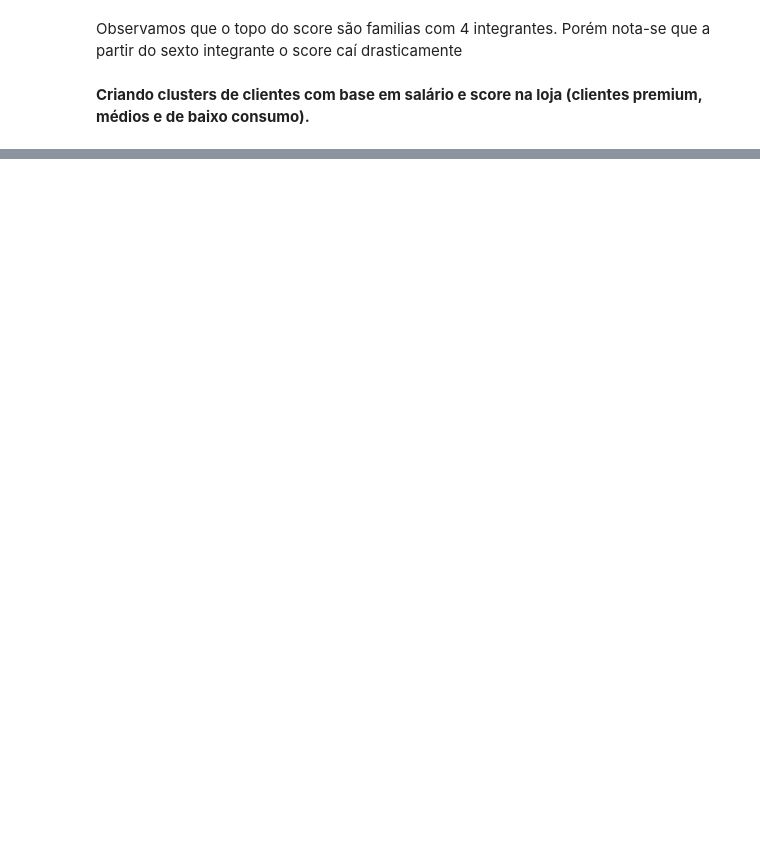
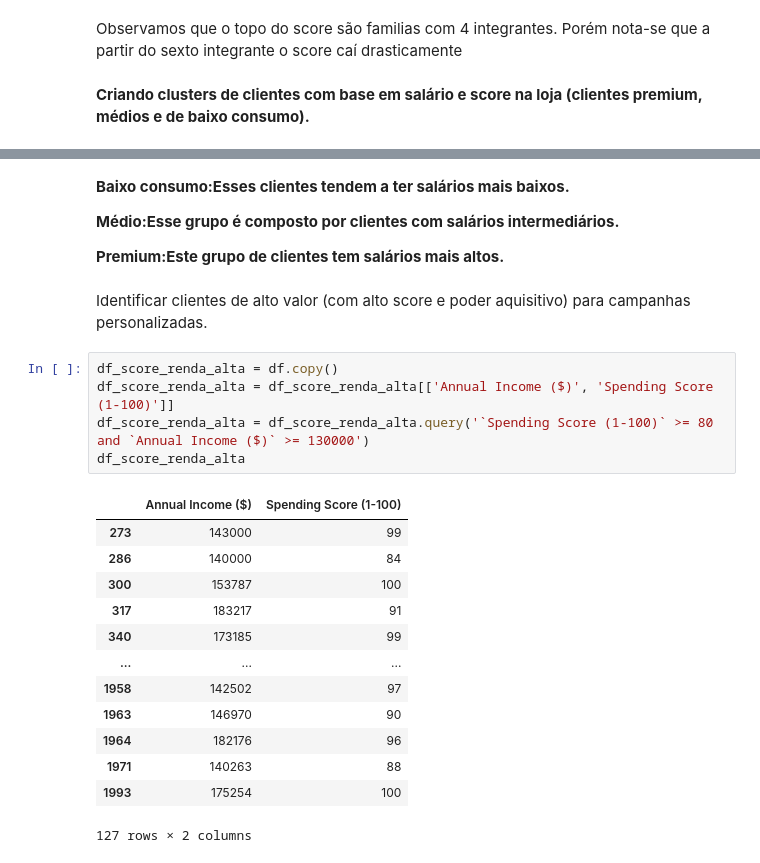
Before and after one commit to Jgabriel1800/Clientes-mercado, a Jupyter notebook: Clientes_mercado.ipynb, the cells around one changed output, grey strips where cells are left out. Saved outputs shown, nothing was run; the diff lists cells and outputs as text; blank space fills up the shorter version.

Commit message:
Finalizando projeto vendo quais clientes podem receber o título de premium da empresa por ter os maiores salários e scores, sendo clientes leais

```diff
--- a/Clientes_mercado.ipynb
+++ b/Clientes_mercado.ipynb
@@ -1211,3 +1210,30 @@ Try using .loc[row_indexer,col_indexer] = value instead
 
 See the caveats in the documentation: https://pandas.pydata.org/pandas-docs/stable/user_guide/indexing.html#returning-a-view-versus-a-copy
 [interactive output not drawn]
+# %% [markdown]
+**Baixo consumo:Esses clientes tendem a ter salários mais baixos.**
+
+**Médio:Esse grupo é composto por clientes com salários intermediários.**
+
+**Premium:Este grupo de clientes tem salários mais altos.**
+# %% [markdown]
+Identificar clientes de alto valor (com alto score e poder aquisitivo) para campanhas personalizadas.
+# %%
+df_score_renda_alta = df.copy()
+df_score_renda_alta = df_score_renda_alta[['Annual Income ($)', 'Spending Score (1-100)']]
+df_score_renda_alta = df_score_renda_alta.query('`Spending Score (1-100)` >= 80 and `Annual Income ($)` >= 130000')
+df_score_renda_alta
+# %% [output]
+|  | Annual Income ($) | Spending Score (1-100) |
+| 273 | 143000 | 99 |
+| 286 | 140000 | 84 |
+| 300 | 153787 | 100 |
+| 317 | 183217 | 91 |
+| 340 | 173185 | 99 |
+| ... | ... | ... |
+| 1958 | 142502 | 97 |
+| 1963 | 146970 | 90 |
+| 1964 | 182176 | 96 |
+| 1971 | 140263 | 88 |
+| 1993 | 175254 | 100 |
+127 rows × 2 columns
```
Also changed, not shown: parts of 12 cells of this notebook.
